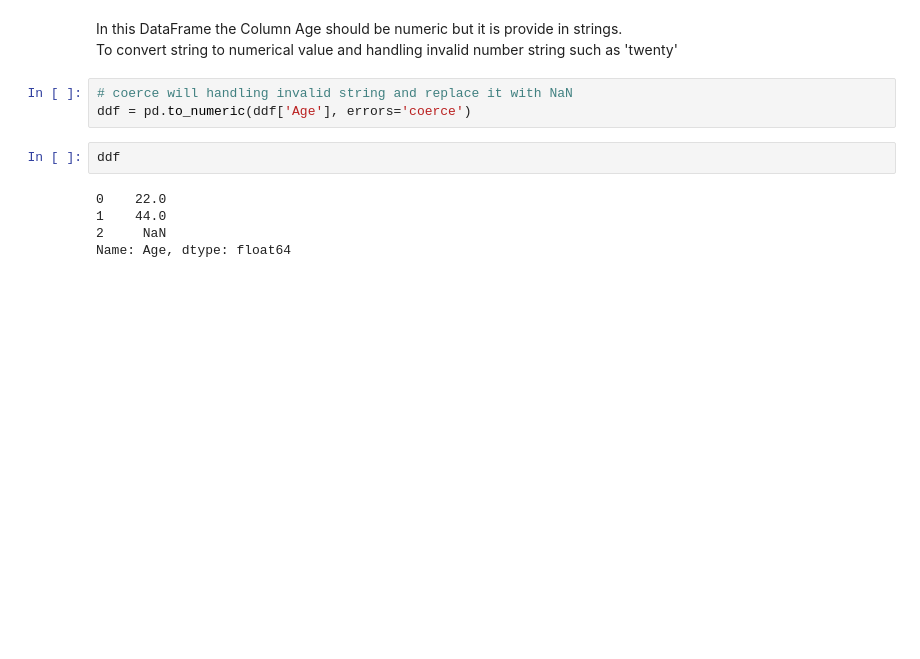
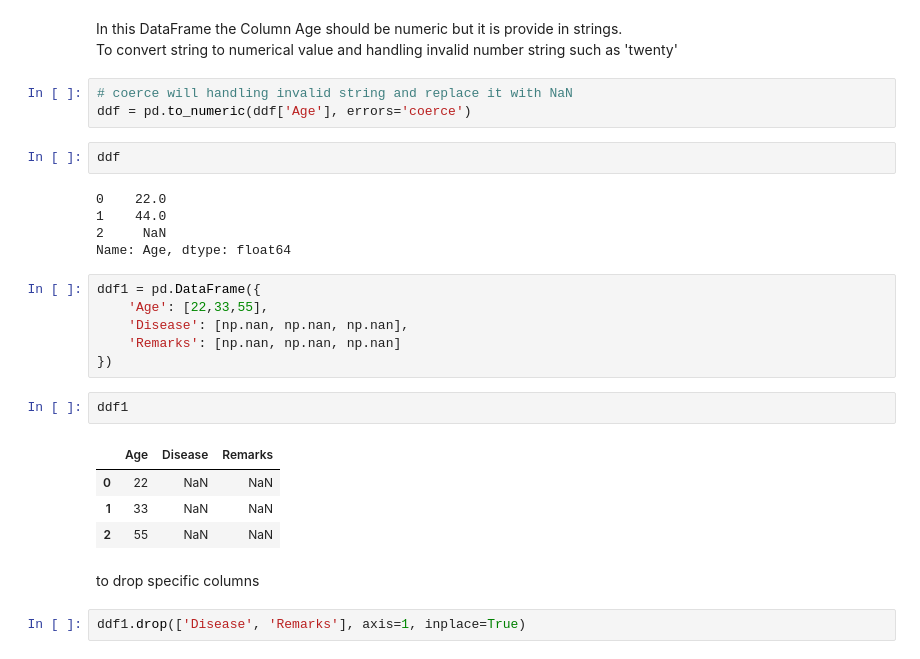
Before and after one commit to RajaAhsan97/AI-and-Data-Science, a Jupyter notebook: class 29 (11-12-2025) - Pandas class 5/Pandas - Tutorial 4 (Data Cleaning).ipynb, the cells around one changed output. Drawn from its saved outputs; the diff is of its cells as text; blank space fills up the shorter version.

```diff
--- a/class 29 (11-12-2025) - Pandas class 5/Pandas - Tutorial 4 (Data Cleaning).ipynb
+++ b/class 29 (11-12-2025) - Pandas class 5/Pandas - Tutorial 4 (Data Cleaning).ipynb
@@ -345,3 +345,20 @@ ddf
 1    44.0
 2     NaN
 Name: Age, dtype: float64
+# %%
+ddf1 = pd.DataFrame({
+    'Age': [22,33,55],
+    'Disease': [np.nan, np.nan, np.nan],
+    'Remarks': [np.nan, np.nan, np.nan]
+})
+# %%
+ddf1
+# %% [output]
+|  | Age | Disease | Remarks |
+| 0 | 22 | NaN | NaN |
+| 1 | 33 | NaN | NaN |
+| 2 | 55 | NaN | NaN |
+# %% [markdown]
+to drop specific columns
+# %%
+ddf1.drop(['Disease', 'Remarks'], axis=1, inplace=True)
```
Also changed, not shown: parts of 1 cell of this notebook.
